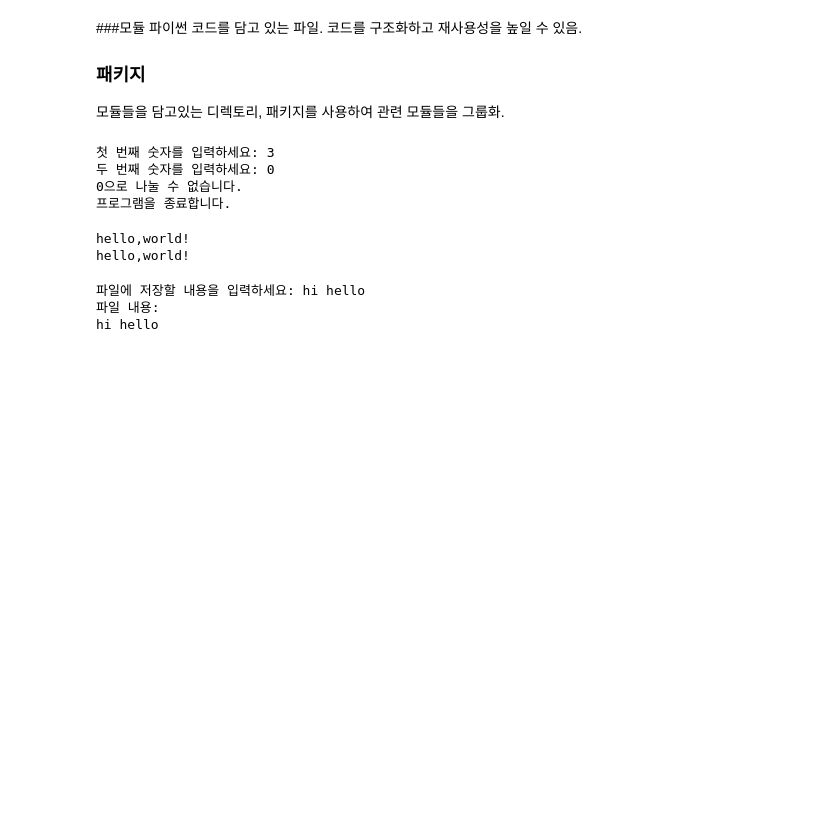
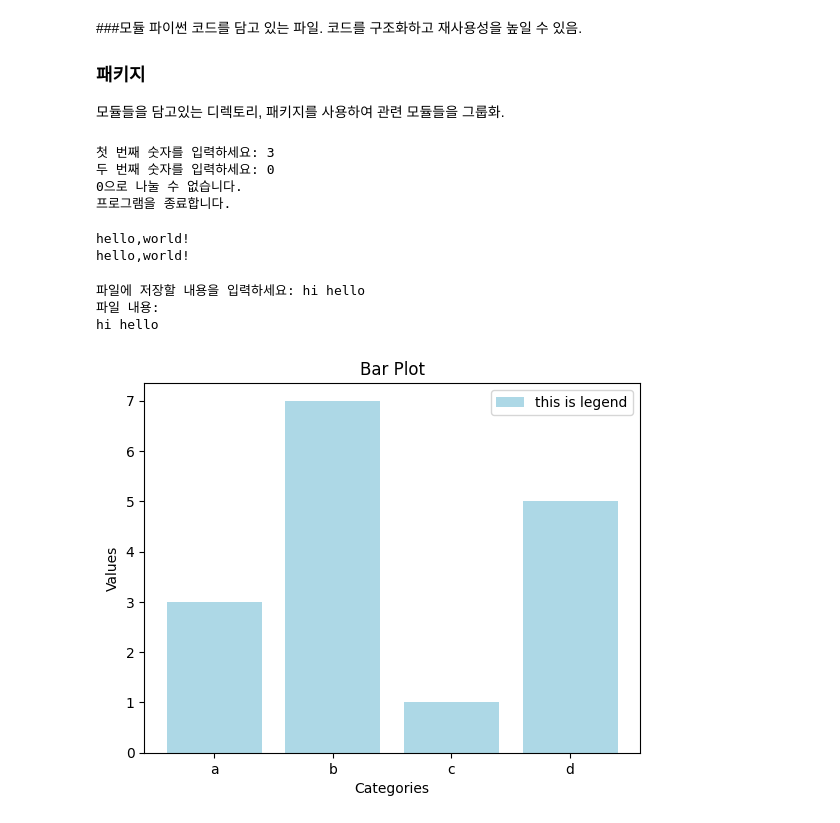
Before and after one commit to i2mmmmm/Study, a Jupyter notebook: ML/1.머신러닝의 이해.ipynb, the cells around one changed output. Drawn from its saved outputs; the diff is of its cells as text; code cells hidden in the pictures; blank space fills up the shorter version.

Commit message:
파이썬 기초_matplotlib

```diff
--- a/ML/1.머신러닝의 이해.ipynb
+++ b/ML/1.머신러닝의 이해.ipynb
@@ -413,3 +413,28 @@ with open("user_input.txt", "r") as file:
 파일에 저장할 내용을 입력하세요: hi hello
 파일 내용:
 hi hello
+# %%
+# 막대그래프 그리기
+import matplotlib.pyplot as plt
+
+# 데이터
+cate = ['a','b','c','d']
+value = [ 3,7,1,5]
+
+# 막대 그래프
+plt.bar(cate,  value, color='lightblue', label = 'this is legend')
+
+# 그래프에 제목 추가
+plt.title('Bar Plot')
+
+# x축, y축 라벨 추가
+plt.xlabel('Categories')
+plt.ylabel('Values')
+
+# 범례 추가
+plt.legend()
+
+# 그래프 표시
+plt.show()
+# %% [output]
+[figure, added]
```
Also changed, not shown: parts of 1 cell of this notebook.
